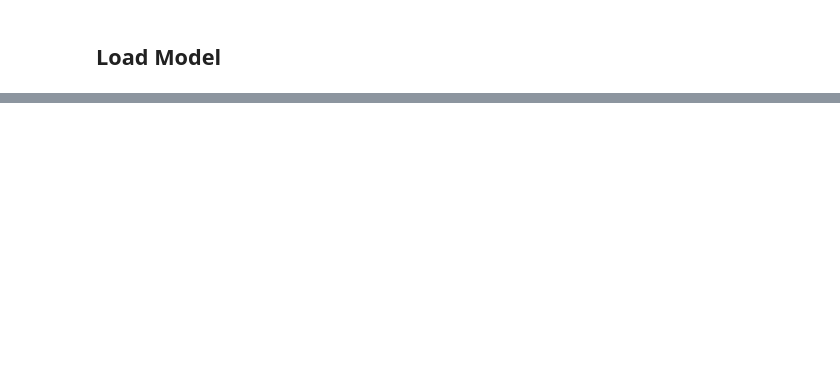
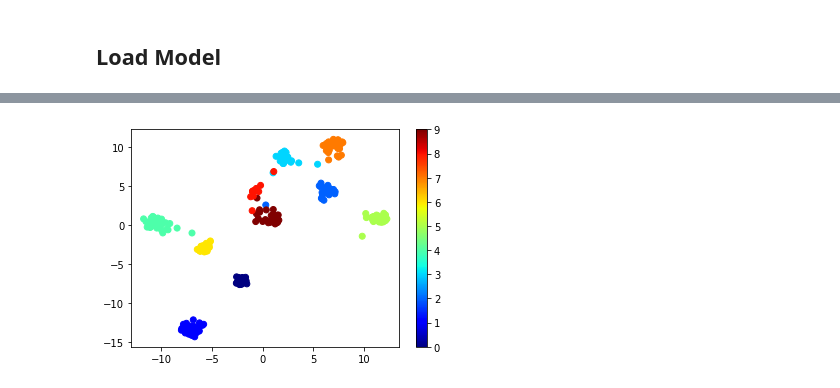
Before and after one commit to agongt408/vbranch, a Jupyter notebook: vb-mnist.ipynb, the cells around one changed output, grey strips where cells are left out. Saved outputs shown, nothing was run; the diff lists cells and outputs as text; code cells hidden in the pictures; blank space fills up the shorter version.

```diff
--- a/vb-mnist.ipynb
+++ b/vb-mnist.ipynb
@@ -280,13 +303,17 @@ train_acc_ops = ['train_acc_'+str(i+1)+':0' for i in range(NUM_BRANCHES)]
 # %%
 with tf.Session() as sess:
-    model_path = './models/vb-mnist-B' + str(NUM_BRANCHES) + '_' + str(model_id)
+    model_path = os.path.join('models', 'vb-mnist-{}-B{:d}-S{:.2f}_{:d}'.format(architecture,
+        NUM_BRANCHES, SHARED_FRAC, model_id))
     meta_path = os.path.join(model_path, 'ckpt.meta')
     ckpt = tf.train.get_checkpoint_state(model_path)
 
     imported_graph = tf.train.import_meta_graph(meta_path)
     imported_graph.restore(sess, ckpt.model_checkpoint_path)
 
-    sess.run(test_init_ops, feed_dict={'batch_size:0': len(X_test_flat)})
+    sess.run(test_init_ops, feed_dict={'batch_size:0': len(X_test)})
+    val_losses, val_acc, indiv_accs = sess.run([losses, 'test_acc:0', train_acc_ops])
 
-    val_losses, val_acc, indiv_accs = sess.run([losses, 'test_acc:0', train_acc_ops])
+    sample_size = 250
+    sess.run(test_init_ops, feed_dict={'batch_size:0':sample_size})
+    X_test_samples, y_test_samples, features = sess.run([inputs, labels_one_hot, outputs])
 # %% [output]
@@ -301,0 +331,3 @@ Indiv accs: [0.9434, 0.947, 0.9468, 0.945]
+# %%
+mean_features = np.mean(features, axis=0)
+print(mean_features.shape)
@@ -301,0 +336,6 @@ Indiv accs: [0.9434, 0.947, 0.9468, 0.945]
+# %%
+start = time.time()
+tsne = TSNE(n_components=2, verbose=1, perplexity=40, n_iter=300)
+tsne_results = tsne.fit_transform(mean_features)
+
+print('t-SNE done! Time elapsed: {} seconds'.format(time.time()-start))
@@ -301,0 +351,8 @@ Indiv accs: [0.9434, 0.947, 0.9468, 0.945]
+# %%
+labels = np.argmax(y_test_samples[0], axis=-1)
+# %%
+plt.scatter(tsne_results[:,0], tsne_results[:,1], c=labels, cmap=plt.cm.jet)
+plt.colorbar()
+plt.show()
+# %% [output]
+[figure, added]
```
Also changed, not shown: parts of 21 cells of this notebook, 3 other files.
